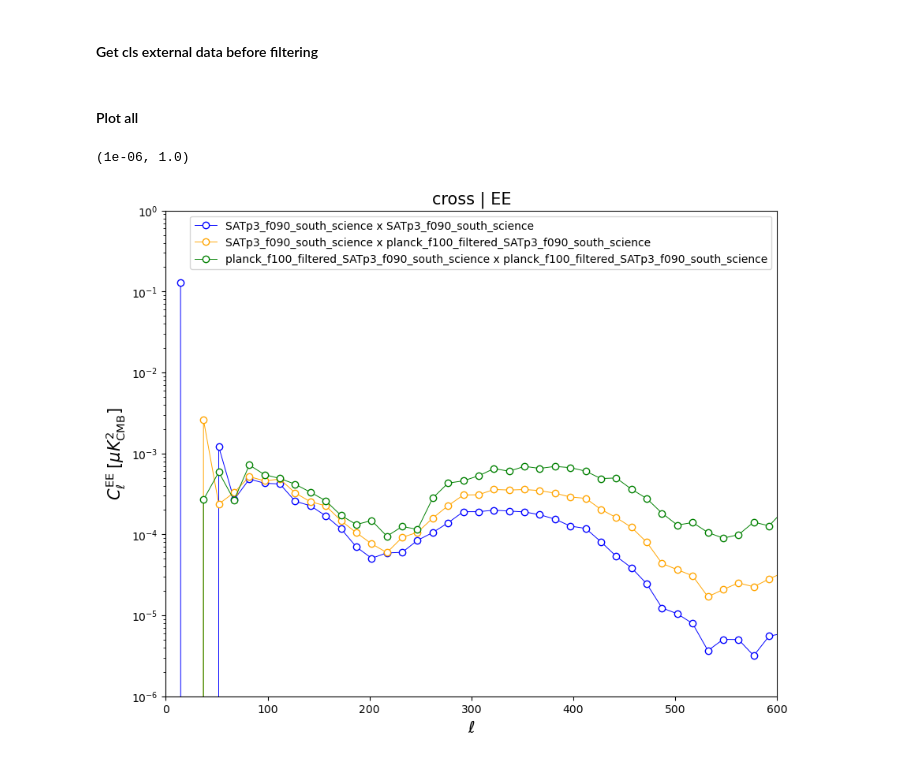
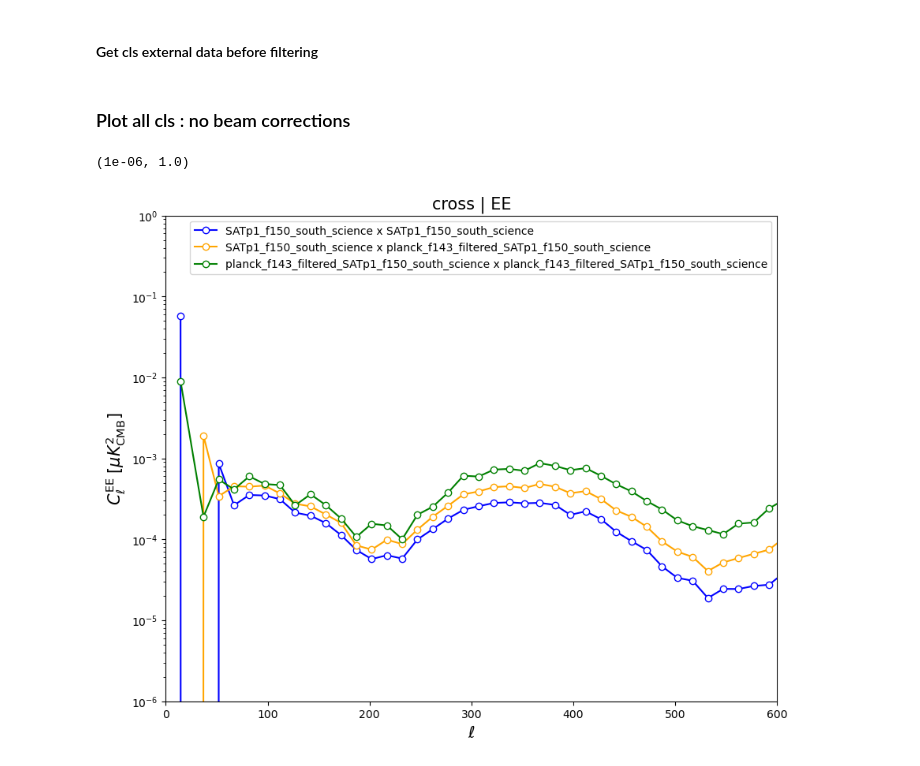
Before and after one commit to simonsobs/bb-awg-scripts, a Jupyter notebook: users/arizzieri/external_data/plots/plot_filtered_vs_initial_ext_data_cross_corr_fit_beams.ipynb, the cells around one changed output. Saved outputs shown, nothing was run; the diff lists cells and outputs as text; code cells hidden in the pictures.

```diff
--- a/users/arizzieri/external_data/plots/plot_filtered_vs_initial_ext_data_cross_corr_fit_beams.ipynb
+++ b/users/arizzieri/external_data/plots/plot_filtered_vs_initial_ext_data_cross_corr_fit_beams.ipynb
@@ -18,9 +24,9 @@ binning_file = '/scratch/gpfs/SIMONSOBS/sat-iso/transfer_function/soopercool_inp
 i_max_bin = 40  # kept only the first i_max_bin bins
 # %%
 # filtered cls
-dir_cells = '/scratch/gpfs/SIMONSOBS/users/ar3186/external_data/filtered_data/planck/npipe6v20_A_B/satp3/f100/soopercool_outputs/cells_not_beam_corrected/'
-data_sat_label = 'SATp3_f090_south_science'
-data_ext_label = 'planck_f100_filtered_SATp3_f090_south_science'
+dir_cells = f'/scratch/gpfs/SIMONSOBS/users/ar3186/external_data/filtered_data/planck/npipe6v20_A_B/satp{SATp_type}/f{fplanck}/soopercool_outputs/cells/'
+data_sat_label = f'SATp{SATp_type}_f{fsat}_south_science'
+data_ext_label = f'planck_f{fplanck}_filtered_SATp{SATp_type}_f{fsat}_south_science'
 exp_pairs = [[f'{data_sat_label}',f'{data_sat_label}'], [f'{data_sat_label}',f'{data_ext_label}'], [f'{data_ext_label}',f'{data_ext_label}']]
 # %%
 # fiducial cmb
@@ -119,30 +126,30 @@ field_pol_A = nmt.NmtField(mask=analysis_mask_car, maps=[maps_initial_data_car_i
 field_pol_B = nmt.NmtField(mask=analysis_mask_car, maps=[maps_initial_data_car_isogeo_B[1], maps_initial_data_car_isogeo_B[2]], wcs=wcs, lmax=lmax_bins, lmax_mask=lmax_bins)
 cls_initial_pol = (nmt.compute_full_master(field_pol_A, field_pol_B, nmt_bins))
 # %% [markdown]
-#### Plot all
+### Plot all cls : no beam corrections
 # %%
 # w/o beams corrections
 plt.figure(figsize=(10, 8))
 plt.xlabel(r"$\ell$", fontsize=15)
 plt.ylabel(r"$C_\ell^\mathrm{%s} \; [\mu K_\mathrm{CMB}^2]$" % mode,
             fontsize=15)
 
 for iep, ep in enumerate(exp_pairs):
     path_cls_filtered_coadded_tf = f'decoupled_{type}_pcls_{ep[0]}_x_{ep[1]}.npz'
     cls_filtered_coadded_tf = np.load(dir_cells + path_cls_filtered_coadded_tf)
 
-    plt.plot(cls_filtered_coadded_tf['lb'][:i_max_bin], cls_filtered_coadded_tf[mode][:i_max_bin], label = f'{ep[0]} x {ep[1]}', lw=0.7, mfc="w", marker="o", c=colors[iep])
+    plt.plot(cls_filtered_coadded_tf['lb'][:i_max_bin], cls_filtered_coadded_tf[mode][:i_max_bin], label = f'{ep[0]} x {ep[1]}', mfc="w", marker="o", c=colors[iep])
 
 # plt.plot(cls_filtered_coadded_tf['lb'][:i_max_bin], cls_initial_pol[0]*1e12/pix_win_all[2]/bl_all[2], label=f'{data_init_ext_label} x {data_init_ext_label} initial')
 
 # plt.plot(cls_filtered_coadded_tf['lb'][:len(cmb_clb)], cmb_clb, c="k", ls="--")
 
 plt.legend(fontsize=10)
 plt.title(f'{type} | {mode}', fontsize=15)
 # plt.xscale('log')
 plt.yscale('log')
 plt.xlim(0, 600) #lmax)
 plt.ylim(1e-6, 1e0)
 # %% [output]
 (1e-06, 1.0)
-[figure, old version]
+[figure, new version]
```
Also changed, not shown: parts of 17 cells of this notebook, 3 other files.
